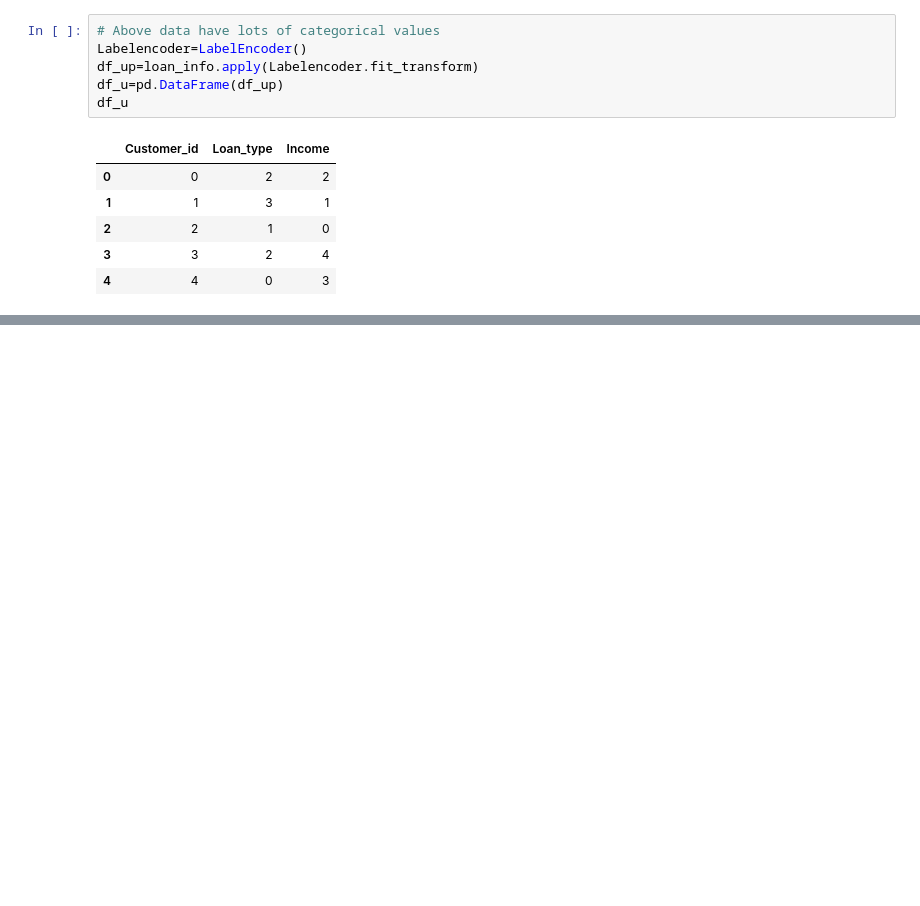
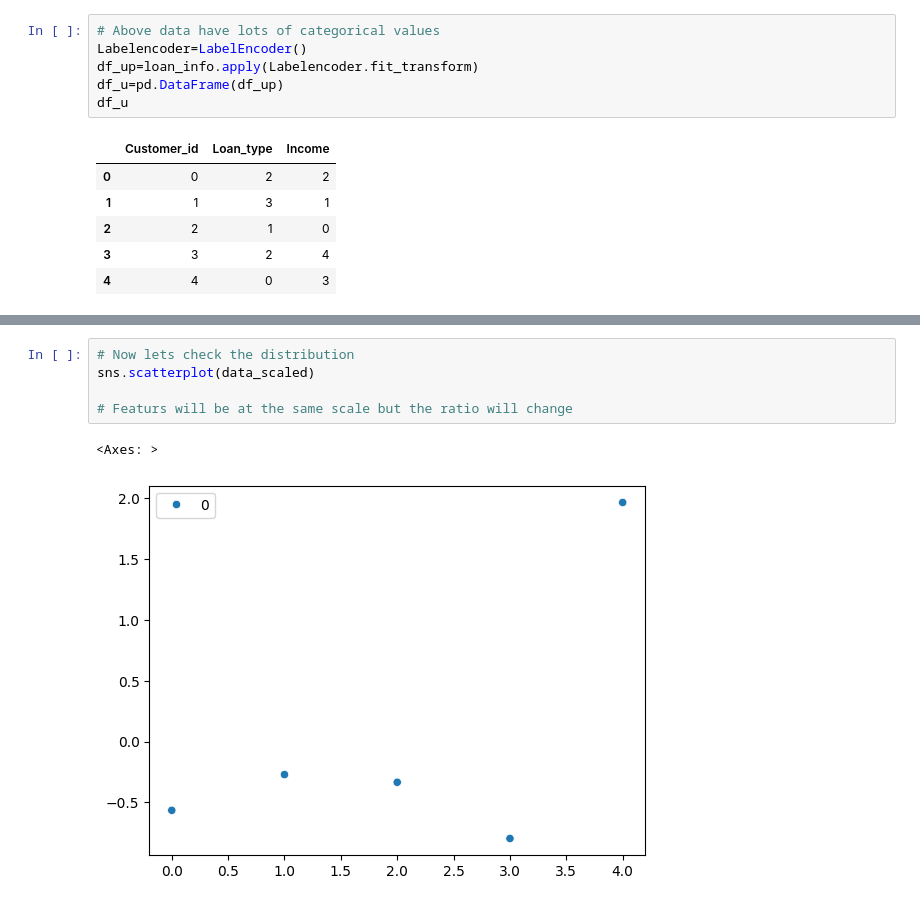
Before and after one commit to yogesh3i/Data_Science_Machine_Learning, a Jupyter notebook: Day-13_Machine_learning/Practice.ipynb, the cells around one changed output, grey strips where cells are left out. Saved outputs shown, nothing was run; the diff lists cells and outputs as text; blank space fills up the shorter version.

```diff
--- a/Day-13_Machine_learning/Practice.ipynb
+++ b/Day-13_Machine_learning/Practice.ipynb
@@ -112,0 +182,8 @@ df_u
+# %%
+# Now lets check the distribution
+sns.scatterplot(data_scaled)
+
+# Featurs will be at the same scale but the ratio will change
+# %% [output]
+<Axes: >
+[figure, added]
```
Also changed, not shown: parts of 7 cells of this notebook, 1 other file.
